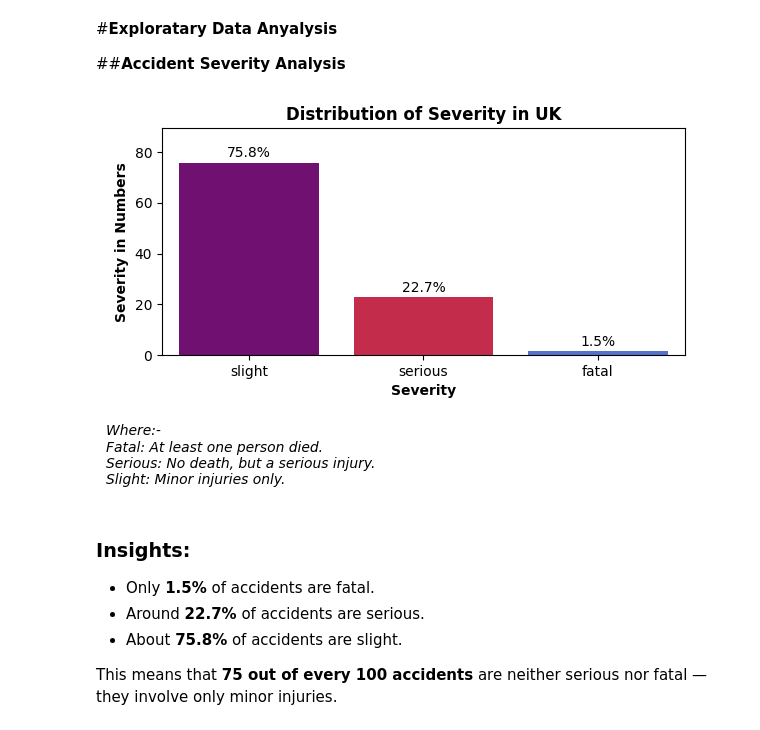
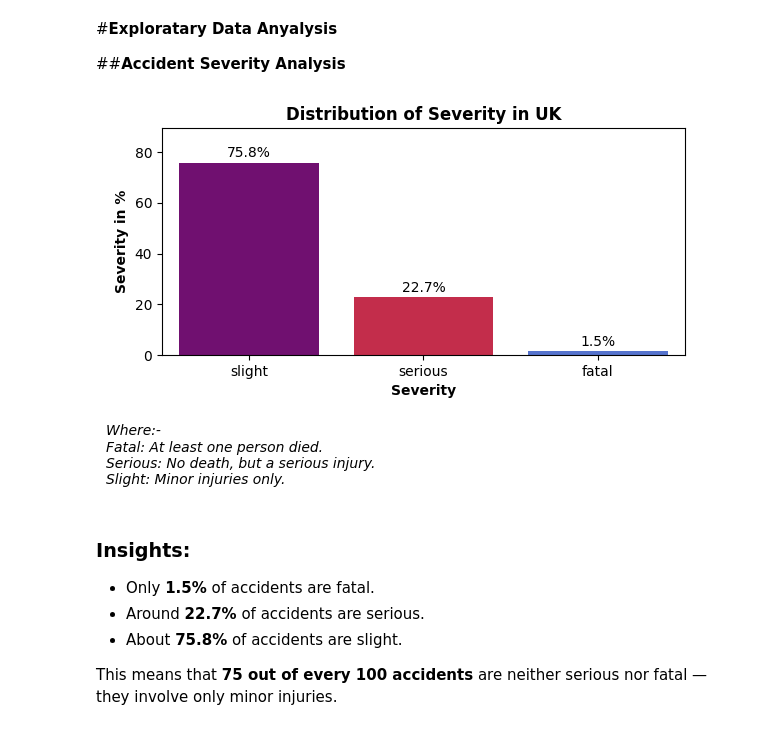
Before and after one commit to pratapsingh23/uk-road-accident-severity-prediction, a Jupyter notebook: eda.ipynb, the cells around one changed output. Saved outputs shown, nothing was run; the diff lists cells and outputs as text; code cells hidden in the pictures.

Commit message:
Fixed some errors and added graph link

```diff
--- a/eda.ipynb
+++ b/eda.ipynb
@@ -52,35 +52,35 @@ dist['percent'] = ((dist['count'] / dist['count'].sum()) * 100).round(2)
 dist = dist.sort_values('count', ascending=False)
 
 # plot
 fig, ax = plt.subplots(figsize=(6,4))
 colors = {
     'fatal': 'royalblue',
     'slight': 'purple',
     'serious': 'crimson'
 }
 sns.barplot(
     data=dist,
     x='severity',
     y='percent',
     hue='severity',
     palette=colors,
     ax=ax
 )
 
 for c in ax.containers:
   ax.bar_label(c, fmt=f"%1.1f%%", padding=2)
 
 
 ax.set_ylim(0, dist['percent'].max() * 1.18)
 ax.set_title("Distribution of Severity in UK", fontweight='bold')
 ax.set_xlabel("Severity", fontweight='semibold')
-ax.set_ylabel("Severity in Numbers", fontweight='semibold')
+ax.set_ylabel("Severity in %", fontweight='semibold')
 fig.supxlabel("Where:- \nFatal: At least one person died. \nSerious: No death, but a serious injury. \nSlight: Minor injuries only.", x=0.01, ha='left', style='italic',  fontsize=10)
 plt.tight_layout()
 plt.savefig('distribution_severity.png', dpi=200)
 plt.show()
 # %% [output]
-[figure, old version]
+[figure, new version]
 # %% [markdown]
 ### **Insights:**
 
```
Also changed, not shown: parts of 4 cells of this notebook.
